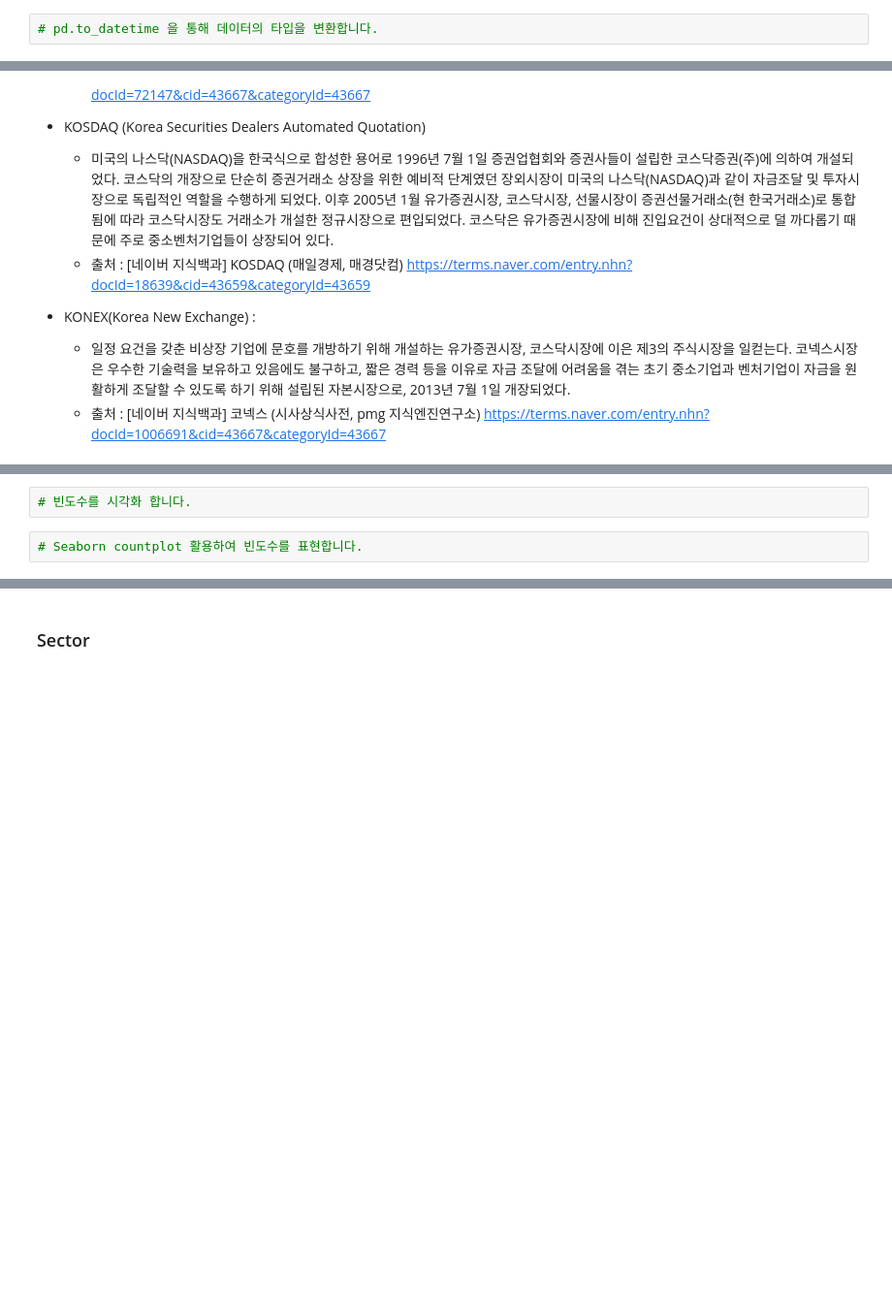
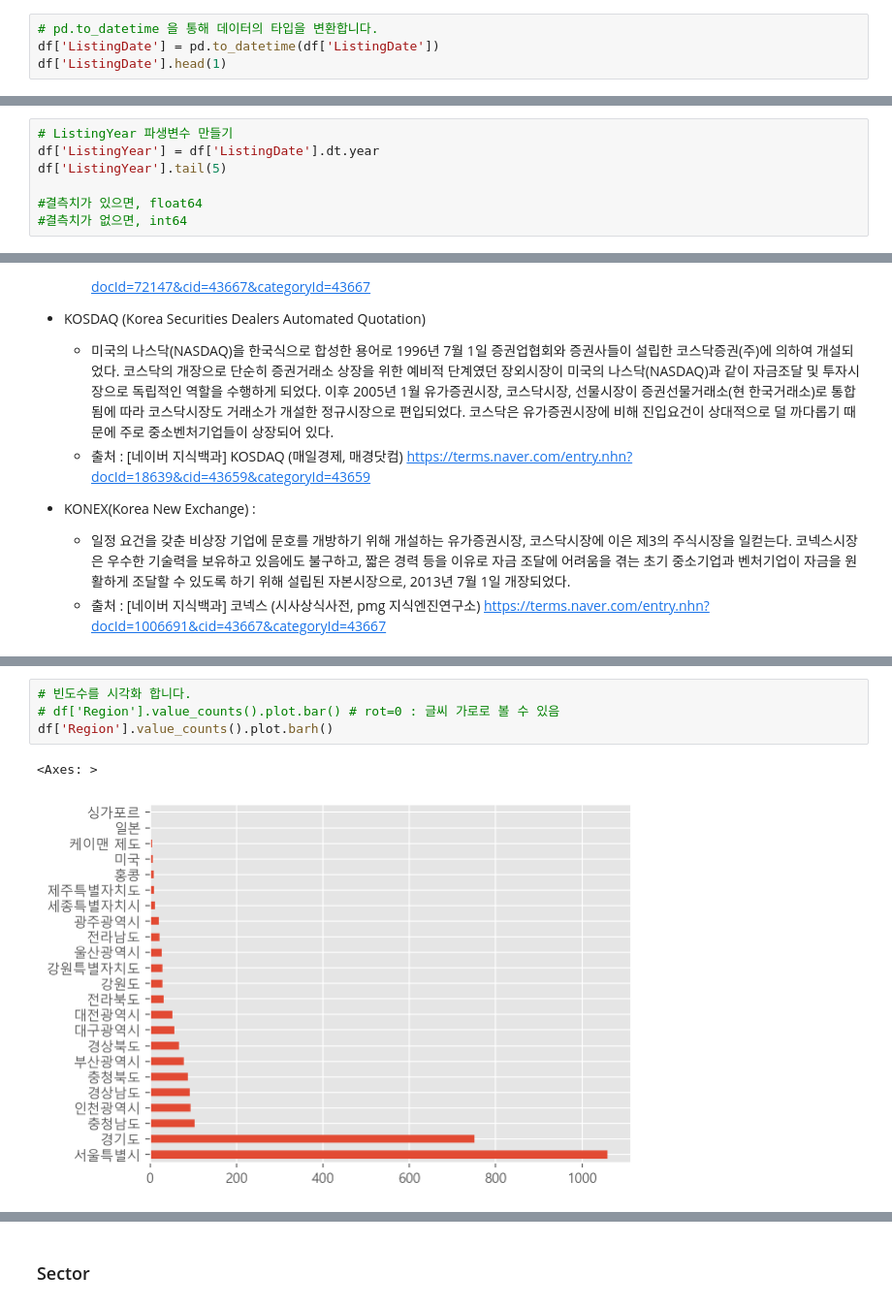
Before and after one commit to jamjamzo/finance-data-analysis, a Jupyter notebook: 2.2. KRX 전체 종목분석-input.ipynb, the cells around one changed output, grey strips where cells are left out. Shown at 97% size. Saved outputs shown, nothing was run; the diff lists cells and outputs as text; blank space fills up the shorter version.

```diff
--- a/2.2. KRX 전체 종목분석-input.ipynb
+++ b/2.2. KRX 전체 종목분석-input.ipynb
@@ -374,3 +392,5 @@ True and False
 ## 파생변수 만들기
 # %%
 # pd.to_datetime 을 통해 데이터의 타입을 변환합니다.
+df['ListingDate'] = pd.to_datetime(df['ListingDate'])
+df['ListingDate'].head(1)
@@ -378,0 +400,7 @@ True and False
+# %%
+# ListingYear 파생변수 만들기
+df['ListingYear'] = df['ListingDate'].dt.year
+df['ListingYear'].tail(5)
+
+#결측치가 있으면, float64
+#결측치가 없으면, int64
@@ -468,4 +547,7 @@ get_font_family()
-# %%
-# 빈도수를 시각화 합니다.
-# %%
-# Seaborn countplot 활용하여 빈도수를 표현합니다.
+# %%
+# 빈도수를 시각화 합니다.
+# df['Region'].value_counts().plot.bar() # rot=0 : 글씨 가로로 볼 수 있음
+df['Region'].value_counts().plot.barh()
+# %% [output]
+<Axes: >
+[figure, added]
```
Also changed, not shown: parts of 17 cells of this notebook.
